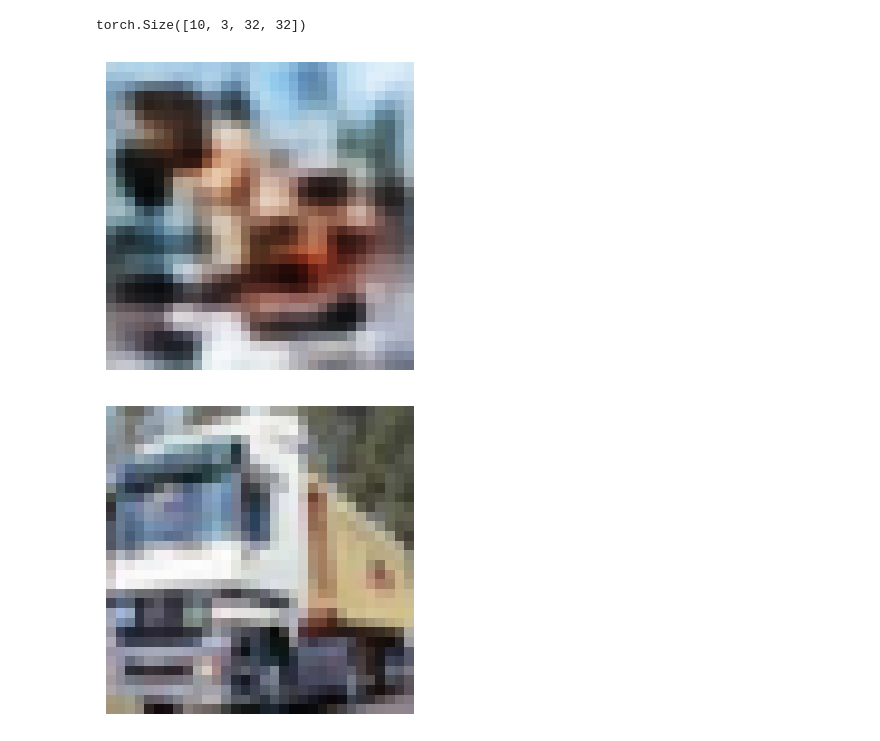
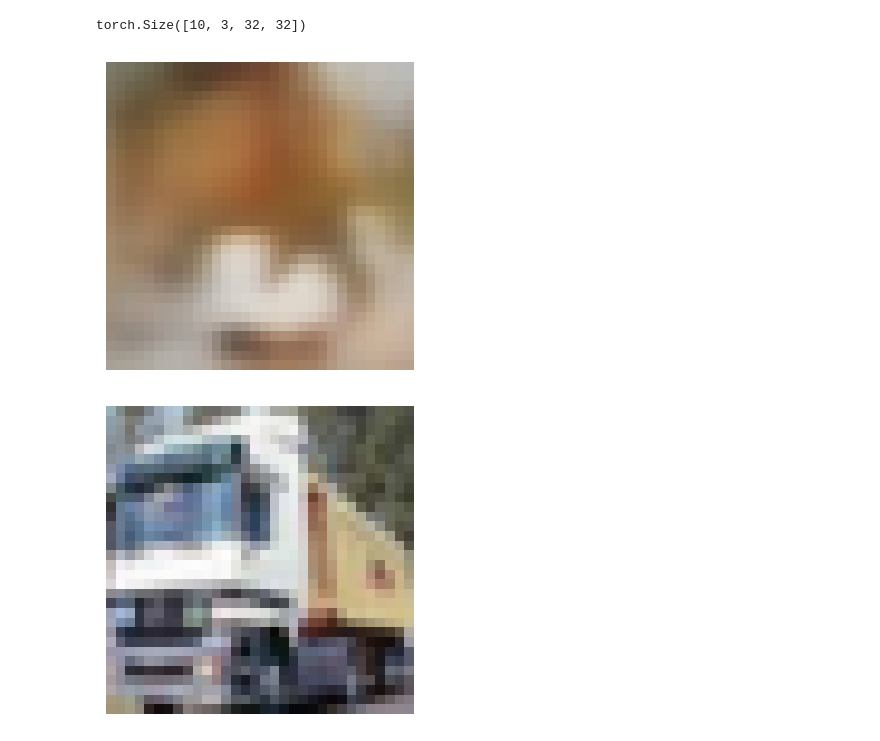
Before and after one commit to azhgh22/Comparative-analysis-of-Generative-models-on-CIFAR-10, a Jupyter notebook: experiments/train_vae.ipynb, the cells around one changed output. Saved outputs shown, nothing was run; the diff lists cells and outputs as text; code cells hidden in the pictures.

```diff
--- a/experiments/train_vae.ipynb
+++ b/experiments/train_vae.ipynb
@@ -103,10 +119,11 @@ images = model.sample(16)
 images.shape
 # %% [output]
 torch.Size([10, 3, 32, 32])
-# %%
-show_img(images[2])
-# %% [output]
-[figure, removed]
+# %%
+images = model.sample(16)
+show_img(images[15])
+# %% [output]
+[figure, added]
 # %%
 train_dataset = train_loader.dataset
 img = train_dataset[1][0]
```
Also changed, not shown: parts of 5 cells of this notebook.
